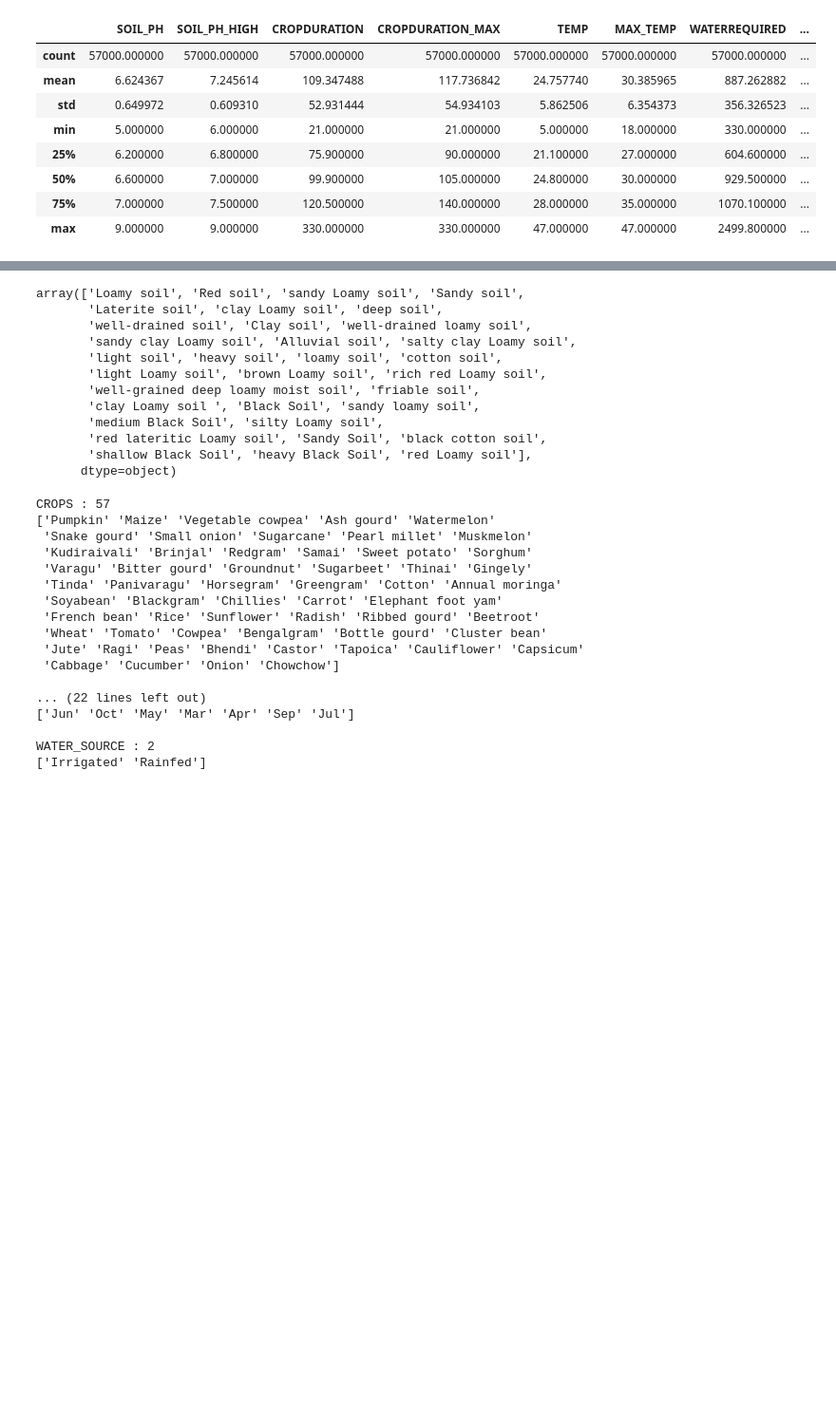
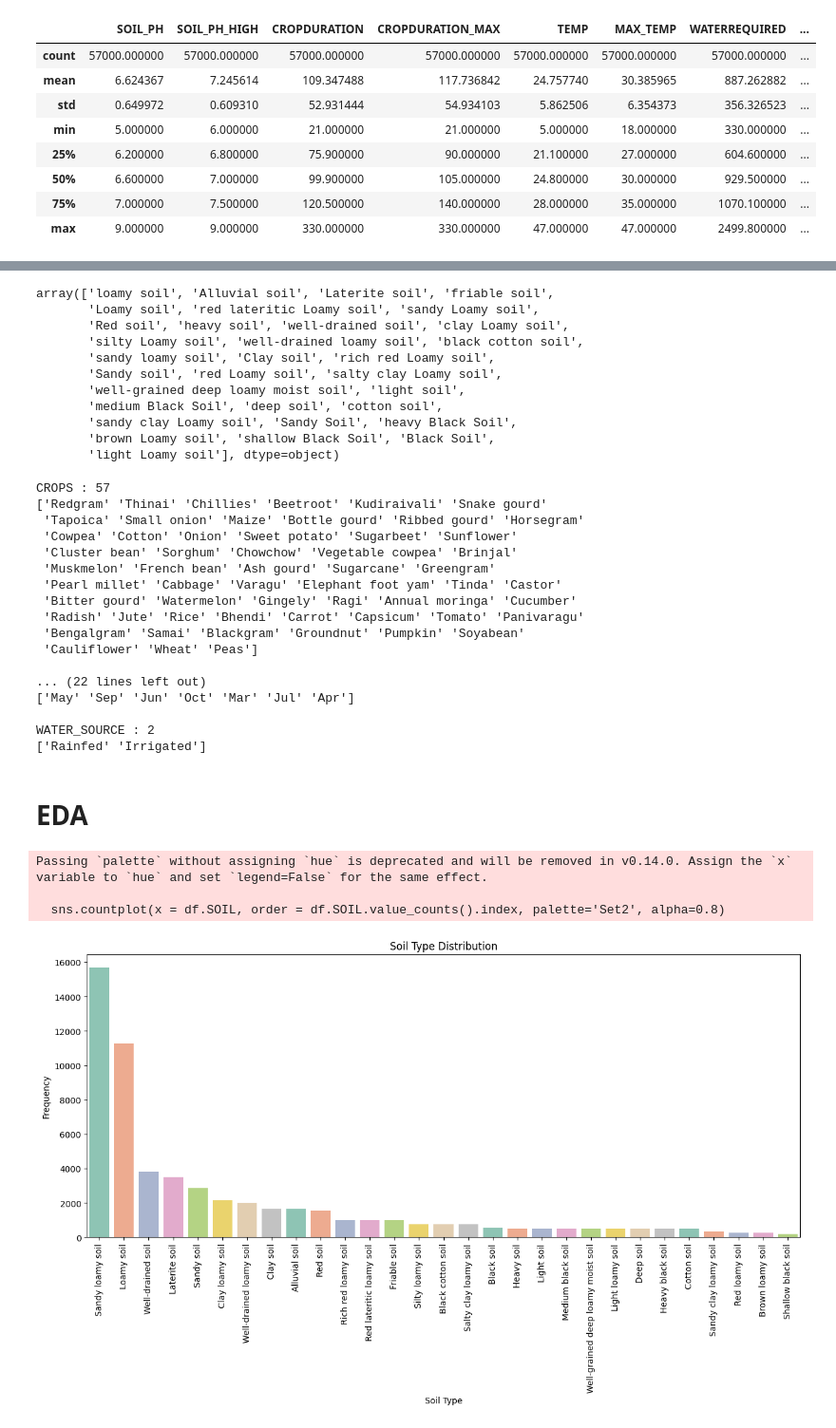
Before and after one commit to yash9939/Crop_Recomendation_System, a Jupyter notebook: Jupyter_Notebook/main.ipynb, the cells around one changed output, grey strips where cells are left out. Shown at 95% size. Saved outputs shown, nothing was run; the diff lists cells and outputs as text; code cells hidden in the pictures; blank space fills up the shorter version.

```diff
--- a/Jupyter_Notebook/main.ipynb
+++ b/Jupyter_Notebook/main.ipynb
@@ -119,3 +119,10 @@ WATER_SOURCE : 2
+# %%
+def strip_data(data):
+  for col in data.select_dtypes(include='object').columns:
+    data[col] = data[col].str.strip()
+  return data
+# %%
+df = strip_data(df)
 # %%
 mapping = {
     "colecrops":"cole crops",
@@ -132,7 +139,7 @@ array(['vegetables', 'millets', 'bulb vegetables', 'sugar crops',
 # %%
 def correct_soil(s):
   if "\xa0" in s:
-    s = s.replace("\xa0","").strip()
+    s = s.replace("\xa0","")
   return s
 # %%
 df.SOIL = df.SOIL.apply(lambda x: correct_soil(x))
@@ -163,18 +169,17 @@ mapping = {
 df.SOIL = df.SOIL.replace(mapping)
 df.SOIL.unique()
 # %% [output]
-array(['Loamy soil', 'Red soil', 'sandy Loamy soil', 'Sandy soil',
-       'Laterite soil', 'clay Loamy soil', 'deep soil',
-       'well-drained soil', 'Clay soil', 'well-drained loamy soil',
-       'sandy clay Loamy soil', 'Alluvial soil', 'salty clay Loamy soil',
-       'light soil', 'heavy soil', 'loamy soil', 'cotton soil',
-       'light Loamy soil', 'brown Loamy soil', 'rich red Loamy soil',
-       'well-grained deep loamy moist soil', 'friable soil',
-       'clay Loamy soil ', 'Black Soil', 'sandy loamy soil',
-       'medium Black Soil', 'silty Loamy soil',
-       'red lateritic Loamy soil', 'Sandy Soil', 'black cotton soil',
-       'shallow Black Soil', 'heavy Black Soil', 'red Loamy soil'],
-      dtype=object)
+array(['loamy soil', 'Alluvial soil', 'Laterite soil', 'friable soil',
+       'Loamy soil', 'red lateritic Loamy soil', 'sandy Loamy soil',
+       'Red soil', 'heavy soil', 'well-drained soil', 'clay Loamy soil',
+       'silty Loamy soil', 'well-drained loamy soil', 'black cotton soil',
+       'sandy loamy soil', 'Clay soil', 'rich red Loamy soil',
+       'Sandy soil', 'red Loamy soil', 'salty clay Loamy soil',
+       'well-grained deep loamy moist soil', 'light soil',
+       'medium Black Soil', 'deep soil', 'cotton soil',
+       'sandy clay Loamy soil', 'Sandy Soil', 'heavy Black Soil',
+       'brown Loamy soil', 'shallow Black Soil', 'Black Soil',
+       'light Loamy soil'], dtype=object)
 # %%
 def capitalize(data):
   for col in data.select_dtypes(include='object').columns:
@@ -187,19 +192,34 @@ for col in df.select_dtypes(include='object').columns:
   print(f"{col} : {df[col].nunique()}\n{df[col].unique()}\n")
 # %% [output]
 CROPS : 57
-['Pumpkin' 'Maize' 'Vegetable cowpea' 'Ash gourd' 'Watermelon'
- 'Snake gourd' 'Small onion' 'Sugarcane' 'Pearl millet' 'Muskmelon'
- 'Kudiraivali' 'Brinjal' 'Redgram' 'Samai' 'Sweet potato' 'Sorghum'
- 'Varagu' 'Bitter gourd' 'Groundnut' 'Sugarbeet' 'Thinai' 'Gingely'
- 'Tinda' 'Panivaragu' 'Horsegram' 'Greengram' 'Cotton' 'Annual moringa'
- 'Soyabean' 'Blackgram' 'Chillies' 'Carrot' 'Elephant foot yam'
- 'French bean' 'Rice' 'Sunflower' 'Radish' 'Ribbed gourd' 'Beetroot'
- 'Wheat' 'Tomato' 'Cowpea' 'Bengalgram' 'Bottle gourd' 'Cluster bean'
- 'Jute' 'Ragi' 'Peas' 'Bhendi' 'Castor' 'Tapoica' 'Cauliflower' 'Capsicum'
- 'Cabbage' 'Cucumber' 'Onion' 'Chowchow']
+['Redgram' 'Thinai' 'Chillies' 'Beetroot' 'Kudiraivali' 'Snake gourd'
+ 'Tapoica' 'Small onion' 'Maize' 'Bottle gourd' 'Ribbed gourd' 'Horsegram'
+ 'Cowpea' 'Cotton' 'Onion' 'Sweet potato' 'Sugarbeet' 'Sunflower'
+ 'Cluster bean' 'Sorghum' 'Chowchow' 'Vegetable cowpea' 'Brinjal'
+ 'Muskmelon' 'French bean' 'Ash gourd' 'Sugarcane' 'Greengram'
+ 'Pearl millet' 'Cabbage' 'Varagu' 'Elephant foot yam' 'Tinda' 'Castor'
+ 'Bitter gourd' 'Watermelon' 'Gingely' 'Ragi' 'Annual moringa' 'Cucumber'
+ 'Radish' 'Jute' 'Rice' 'Bhendi' 'Carrot' 'Capsicum' 'Tomato' 'Panivaragu'
+ 'Bengalgram' 'Samai' 'Blackgram' 'Groundnut' 'Pumpkin' 'Soyabean'
+ 'Cauliflower' 'Wheat' 'Peas']
 
 ... (22 lines left out)
-['Jun' 'Oct' 'May' 'Mar' 'Apr' 'Sep' 'Jul']
+['May' 'Sep' 'Jun' 'Oct' 'Mar' 'Jul' 'Apr']
 
 WATER_SOURCE : 2
-['Irrigated' 'Rainfed']
+['Rainfed' 'Irrigated']
+# %% [markdown]
+# EDA
+# %%
+plt.figure(figsize=(15,6))
+sns.countplot(x = df.SOIL, order = df.SOIL.value_counts().index, palette='Set2', alpha=0.8)
+plt.xticks(rotation=90)
+plt.title("Soil Type Distribution")
+plt.xlabel("Soil Type")
+plt.ylabel("Frequency")
+plt.show()
+# %% [output]
+Passing `palette` without assigning `hue` is deprecated and will be removed in v0.14.0. Assign the `x` variable to `hue` and set `legend=False` for the same effect.
+
+  sns.countplot(x = df.SOIL, order = df.SOIL.value_counts().index, palette='Set2', alpha=0.8)
+[figure, added]
```
Also changed, not shown: parts of 13 cells of this notebook.
